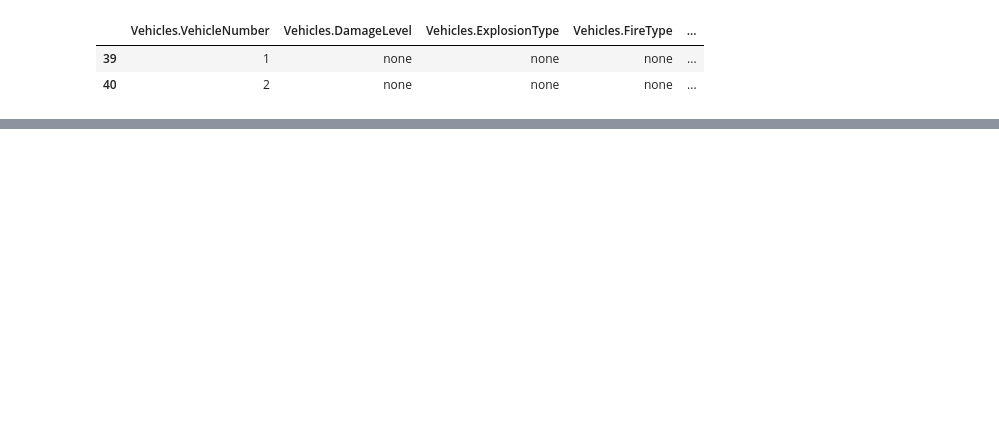
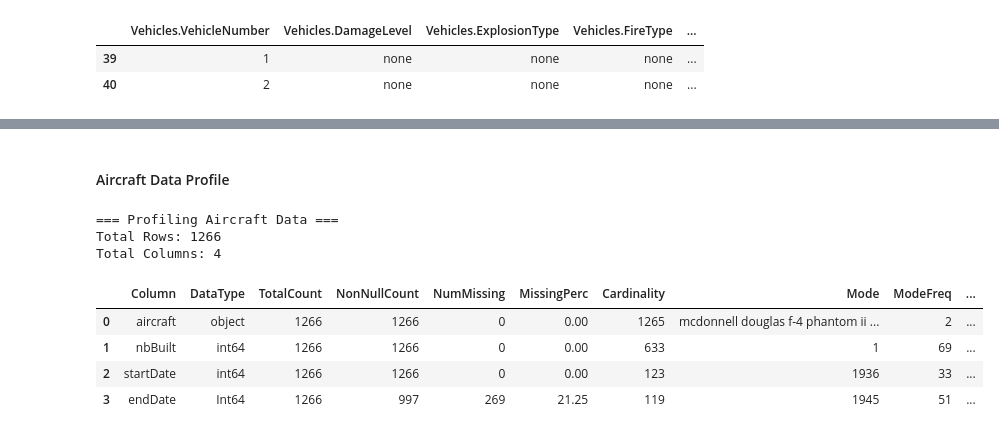
Before and after one commit to tratom/fcul-ipai-project, a Jupyter notebook: project.ipynb, the cells around one changed output, grey strips where cells are left out. Drawn from its saved outputs; the diff is of its cells as text; code cells hidden in the pictures; blank space fills up the shorter version.

```diff
--- a/project.ipynb
+++ b/project.ipynb
@@ -329,0 +354,15 @@ snow_depth: 0.02
+# %% [markdown]
+#### Aircraft Data Profile
+# %%
+aircraft_profile = profile_dataframe(df_aircraft, name='Aircraft Data')
+display(HTML(aircraft_profile.to_html()))
+aircraft_profile.to_csv(PATH+'profiling/aircraft_profile.csv', index=False)
+# %% [output]
+=== Profiling Aircraft Data ===
+Total Rows: 1266
+Total Columns: 4
+|  | Column | DataType | TotalCount | NonNullCount | NumMissing | MissingPerc | Cardinality | Mode | ModeFreq | ... |
+| 0 | aircraft | object | 1266 | 1266 | 0 | 0.00 | 1265 | mcdonnell douglas f-4 phantom ii ... | 2 | ... |
+| 1 | nbBuilt | int64 | 1266 | 1266 | 0 | 0.00 | 633 | 1 | 69 | ... |
+| 2 | startDate | int64 | 1266 | 1266 | 0 | 0.00 | 123 | 1936 | 33 | ... |
+| 3 | endDate | Int64 | 1266 | 997 | 269 | 21.25 | 119 | 1945 | 51 | ... |
```
Also changed, not shown: parts of 31 cells of this notebook, 9 other files.
